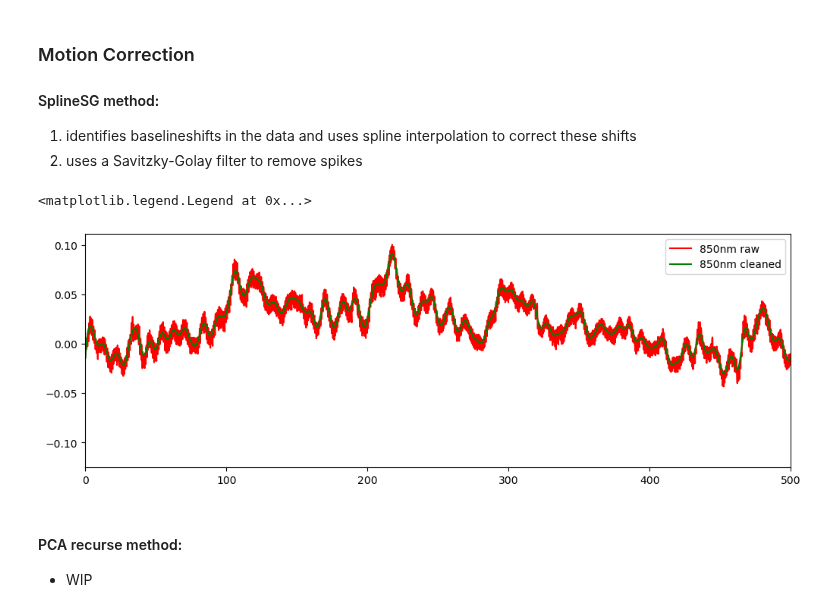
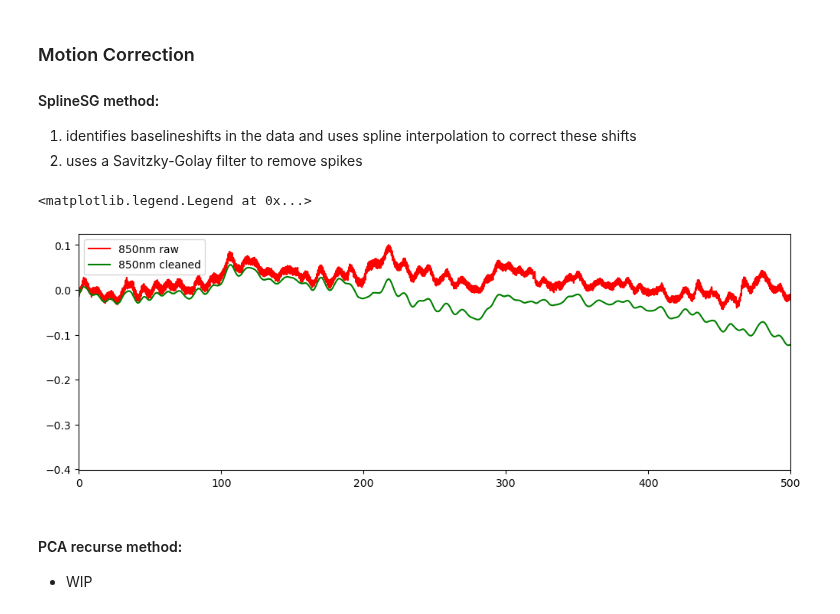
Before and after one commit to ibs-lab/cedalion, a Jupyter notebook: examples/22_motion_artefacts_and_correction.ipynb, the cells around one changed output. Saved outputs shown, nothing was run; the diff lists cells and outputs as text; code cells hidden in the pictures.

Commit message:
adapt example notebook to changes in motion_correct_splineSG

```diff
--- a/examples/22_motion_artefacts_and_correction.ipynb
+++ b/examples/22_motion_artefacts_and_correction.ipynb
@@ -217,16 +217,16 @@ ma_info
 2. uses a Savitzky-Golay filter to remove spikes
 # %%
 frame_size = 10 * units.s
-rec['od_splineSG'] = motion_correct.motion_correct_splineSG(rec['od'], frame_size=frame_size)
+rec['od_splineSG'] = motion_correct.motion_correct_splineSG(rec['od'], frame_size=frame_size, p=1)
 
 f, ax = p.subplots(1,1, figsize=(12,4))
 ax.plot(rec['od'].time, rec['od'].sel(channel="S3D3", wavelength="850"), "r-", label="850nm raw")
 ax.plot(rec['od'].time, rec['od_splineSG'].sel(channel="S3D3", wavelength="850"), "g-", label="850nm cleaned")
 ax.set_xlim(0,500)
 ax.legend()
 # %% [output]
 <matplotlib.legend.Legend at 0x...>
-[figure, old version]
+[figure, new version]
 # %% [markdown]
 #### PCA recurse method:
 
```
